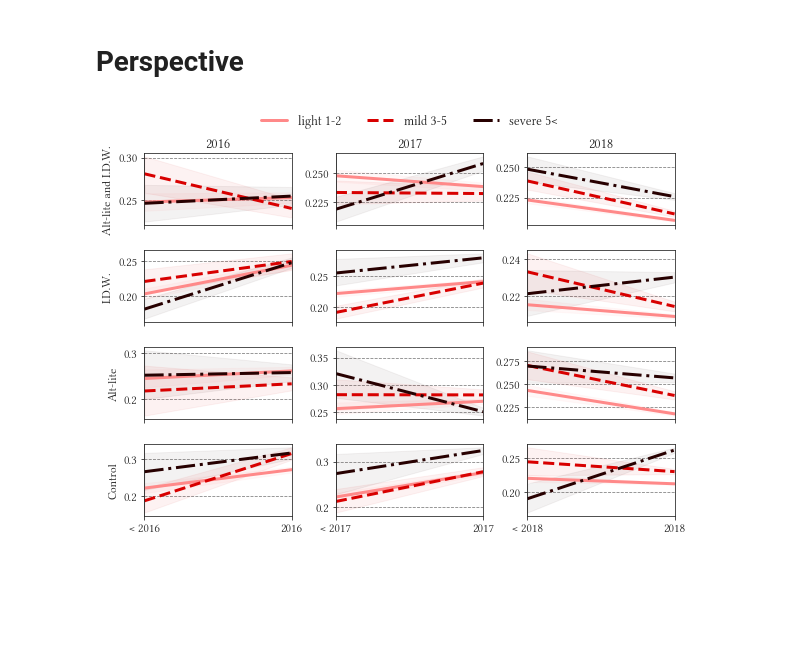
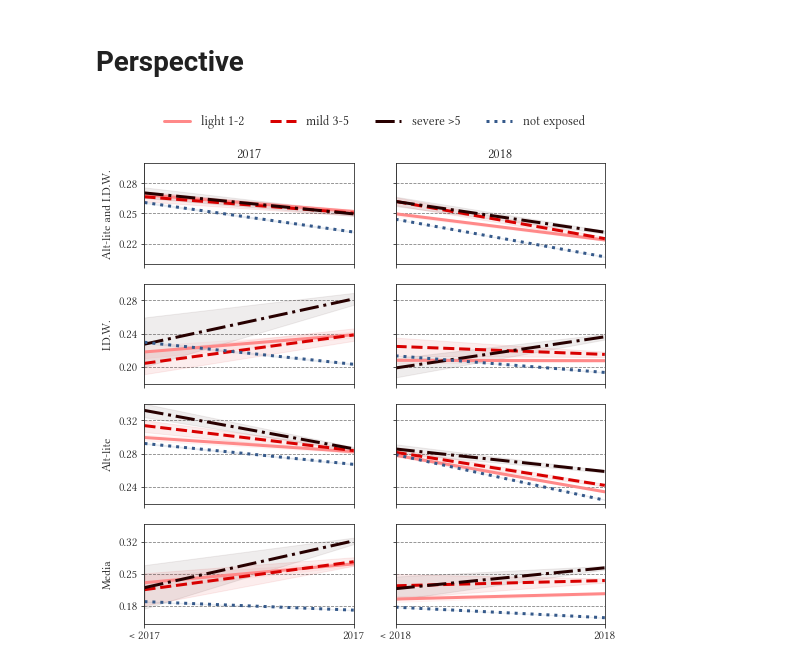
Before and after one commit to EmanuelHappy/youtube_hatespeech, a Jupyter notebook: analyzes/new_migration_analysis.ipynb, the cells around one changed output. Cells and saved outputs as stored; diff of their text form; code cells hidden in the pictures; blank space fills up the shorter version.

```diff
--- a/analyzes/new_migration_analysis.ipynb
+++ b/analyzes/new_migration_analysis.ipynb
@@ -30,12 +43,12 @@ import numpy as np
 
 categories = ["light", "mild", "severe"]
 names = ["Alt-lite_IDW", "IDW", "Alt-lite", "control"]
-names_title = ["Alt-lite and I.D.W.", "I.D.W.", "Alt-lite", "Control"]
+names_title = ["Alt-lite and I.D.W.", "I.D.W.", "Alt-lite", "Media"]
 title = dict(zip(names, names_title))
 colors = {"light":"#ff8989", "mild":"#d80000", "severe":"#270000"}
-legends = ["light 1-2", "mild 3-5", "severe 5<"]
-x_labels = [["< 2016", "2016"], ["< 2017", "2017"], ["< 2018", "2018"]]
-years = ["2016", "2017", "2018"]
+legends = ["light 1-2", "mild 3-5", "severe >5", "not exposed"]
+x_labels = [["< 2017", "2017"], ["< 2018", "2018"]]
+years = ["2017", "2018"]
 lines = ['-', '--', '-.', ':']
 df_path = "./../data/sentiment/dataframes/"
 img_path = "./../imgs/"
@@ -315,25 +70,21 @@ perspective = {}
 
 fig = plt.figure(
     constrained_layout=False,
-    figsize=(9.5, 6.5),
+    figsize=(8.25, 8.25),
 )
-gs = fig.add_gridspec(nrows=4, ncols=3, wspace=0.3, hspace=0.35, top=0.90)
+gs = fig.add_gridspec(nrows=4, ncols=2, wspace=0.2, hspace=0.2, top=0.90)
 
-# adds subplots
+# adds subplot
 ax1 = fig.add_subplot(gs[0, 0])
-ax2 = fig.add_subplot(gs[0, 1])
-ax3 = fig.add_subplot(gs[0, 2])
-ax4 = fig.add_subplot(gs[1, 0])
-ax5 = fig.add_subplot(gs[1, 1])
-ax6 = fig.add_subplot(gs[1, 2])
-ax7 = fig.add_subplot(gs[2, 0])
-ax8 = fig.add_subplot(gs[2, 1])
-ax9 = fig.add_subplot(gs[2, 2])
-ax10 = fig.add_subplot(gs[3, 0])
-ax11 = fig.add_subplot(gs[3, 1])
-ax12 = fig.add_subplot(gs[3, 2])
+ax2 = fig.add_subplot(gs[0, 1], sharey=ax1)
+ax3 = fig.add_subplot(gs[1, 0])
+ax4 = fig.add_subplot(gs[1, 1], sharey=ax3)
+ax5 = fig.add_subplot(gs[2, 0])
+ax6 = fig.add_subplot(gs[2, 1], sharey=ax5)
+ax7 = fig.add_subplot(gs[3, 0])
+ax8 = fig.add_subplot(gs[3, 1], sharey=ax7)
 
-axs = [ax1, ax2, ax3, ax4, ax5, ax6, ax7, ax8, ax9, ax10, ax11, ax12]
+axs = [ax1, ax2, ax3, ax4, ax5, ax6, ax7, ax8]
 axs_iter = iter(axs)
 
 # Plots cdfs on the top plots
@@ -343,49 +94,70 @@ for name in names:
         j = years.index(year)
         for cat in categories:
             i = categories.index(cat)
-            perspective = pd.read_csv(f"{persp_df_path}{name}{year}{cat}_perspective_migration.csv")
+            perspective = pd.read_csv(f"{persp_df_path}{name}{year}{cat}_perspective_migration_new.csv")
             ax.plot(x_labels[j], perspective[attr][:2], lines[i], linewidth=3, color=colors[cat])
             ax.fill_between(x_labels[j], perspective[f"{attr}_dyd"][:2],
-                               perspective[f"{attr}_dyu"][:2], alpha=0.05, color=colors[cat])
-
+                               perspective[f"{attr}_dyu"][:2], alpha=0.07, color=colors[cat])
+        ax.plot(x_labels[j], not_infected[name][year][0], lines[3], color="#35598a", linewidth=3)
+        ax.fill_between(x_labels[j], not_infected[name][year][1],
+                        not_infected[name][year][2], alpha=0.07, color="#35598a")
         # Sets ticks, titles and limits
         if name==names[0]: ax.set_title(f"{year}", fontsize=13.5)
         ax.set_xlim(0, 1)
+
+ax1.set_ylim(0.20, 0.30)
+ax1.set_yticks([0.22, 0.25, 0.28])
+
+ax3.set_ylim(0.18, 0.30)
+ax3.set_yticks([0.20, 0.24, 0.28])
+
+ax5.set_ylim(0.22, 0.34)
+ax5.set_yticks([0.24, 0.28, 0.32])
+
+ax7.set_ylim(0.14, 0.36)
+ax7.set_yticks([0.18, 0.25, 0.32])
 
 
 # Adds legend on the top
 leg = ax2.legend(legends,
            loc='upper center',
-           bbox_to_anchor=(0.5, 1.7),
+           bbox_to_anchor=(-0.1, 1.6),
            ncol=4,
            fancybox=False,
            shadow=False,
            frameon=False,
            edgecolor=None,
            fontsize=13)
 
-for ax in axs[:9]:
-    ax.xaxis.set_tick_params(labelbottom=False)
+
+c = 0
+for ax in axs:
+    c += 1
+    if c <7:
+        ax.xaxis.set_tick_params(labelbottom=False)
+    if c%2 != 1:
+        ax.yaxis.set_tick_params(labelbottom=False)
 
 for line in leg.get_lines():
     line.set_linewidth(3.0)
 
 # Common axis config, grids, etc
 for ax in axs:
     ax.xaxis.grid(color='gray', linestyle='solid')
     ax.yaxis.grid(color='gray', linestyle='dashed')
     ax.xaxis.set_tick_params(rotation=0)
     ax.set_xlabel("")
     ax.set_ylabel("")
 
 # Adds labels
 _ = ax1.set_ylabel("Alt-lite and I.D.W.")
-_ = ax4.set_ylabel("I.D.W.")
-_ = ax7.set_ylabel("Alt-lite")
-_ = ax10.set_ylabel("Control")
+_ = ax3.set_ylabel("I.D.W.")
+_ = ax5.set_ylabel("Alt-lite")
+_ = ax7.set_ylabel("Media")
+
 
 # Saves figs
 plt.savefig(f"{img_path}perspective/migration/perspective_infection.pdf", bbox_inches = 'tight')
 plt.savefig(f"{img_path}perspective/migration/perspective_infection.png", bbox_inches = 'tight')
 # %% [output]
-[figure, old version]
+[figure, new version]
```
Also changed, not shown: parts of 8 cells of this notebook, 8 other files.
